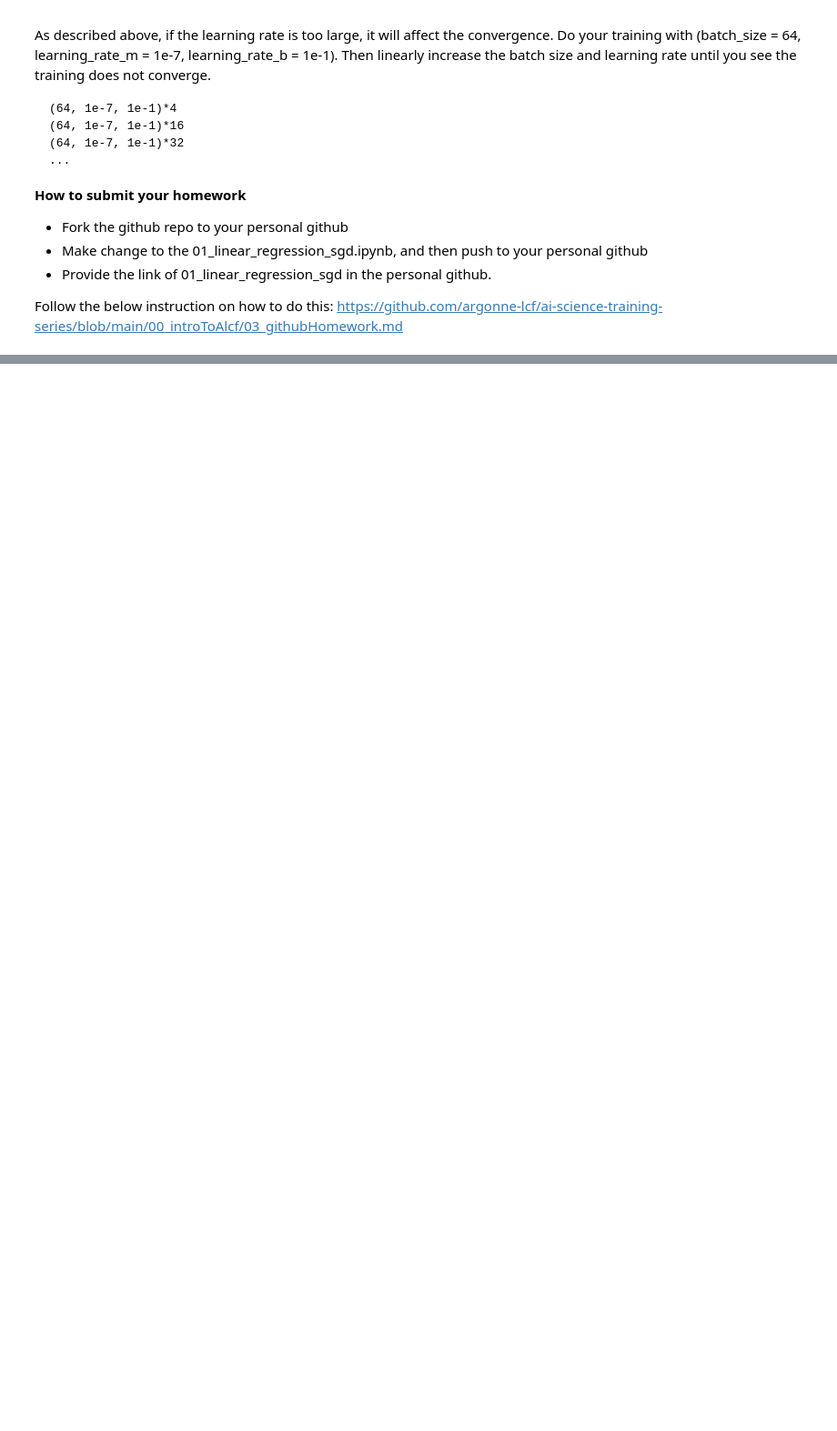
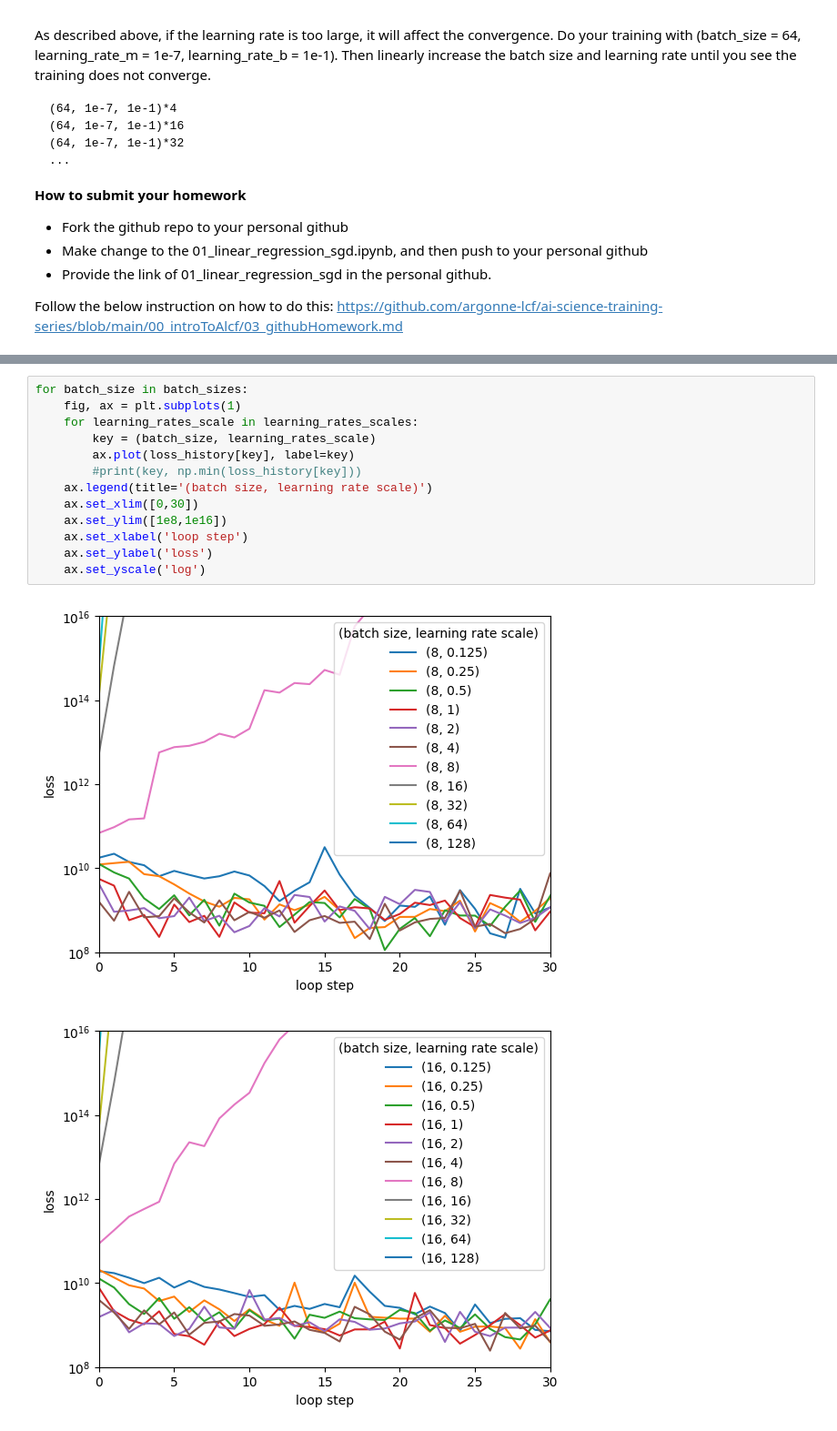
Before and after one commit to franklhy/ai-science-training-series, a Jupyter notebook: 01_intro_AI_on_Supercomputer/2024-02-06_Heyi_Liang_01_linear_regression_sgd.ipynb, the cells around one changed output, grey strips where cells are left out. Shown at 91% size. Saved outputs shown, nothing was run; the diff lists cells and outputs as text; blank space fills up the shorter version.

```diff
--- a/01_intro_AI_on_Supercomputer/2024-02-06_Heyi_Liang_01_linear_regression_sgd.ipynb
+++ b/01_intro_AI_on_Supercomputer/2024-02-06_Heyi_Liang_01_linear_regression_sgd.ipynb
@@ -394,0 +464,16 @@ https://github.com/argonne-lcf/ai-science-training-series/blob/main/00_introToAl
+# %%
+for batch_size in batch_sizes:
+    fig, ax = plt.subplots(1)
+    for learning_rates_scale in learning_rates_scales:
+        key = (batch_size, learning_rates_scale)
+        ax.plot(loss_history[key], label=key)
+        #print(key, np.min(loss_history[key]))
+    ax.legend(title='(batch size, learning rate scale)')
+    ax.set_xlim([0,30])
+    ax.set_ylim([1e8,1e16])
+    ax.set_xlabel('loop step')
+    ax.set_ylabel('loss')
+    ax.set_yscale('log')
+# %% [output]
+[figure, added]
+[figure, added]
```
Also changed, not shown: parts of 10 cells of this notebook.
